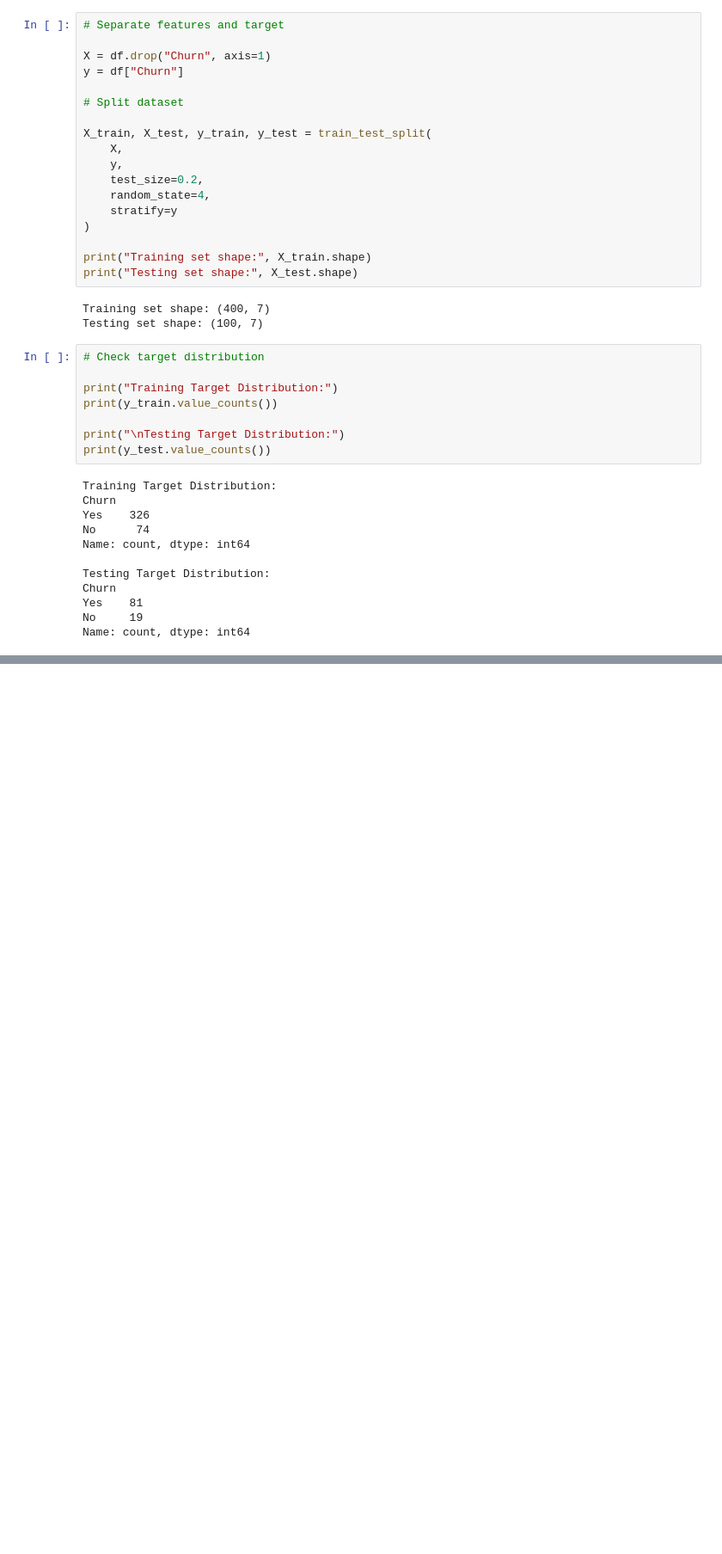
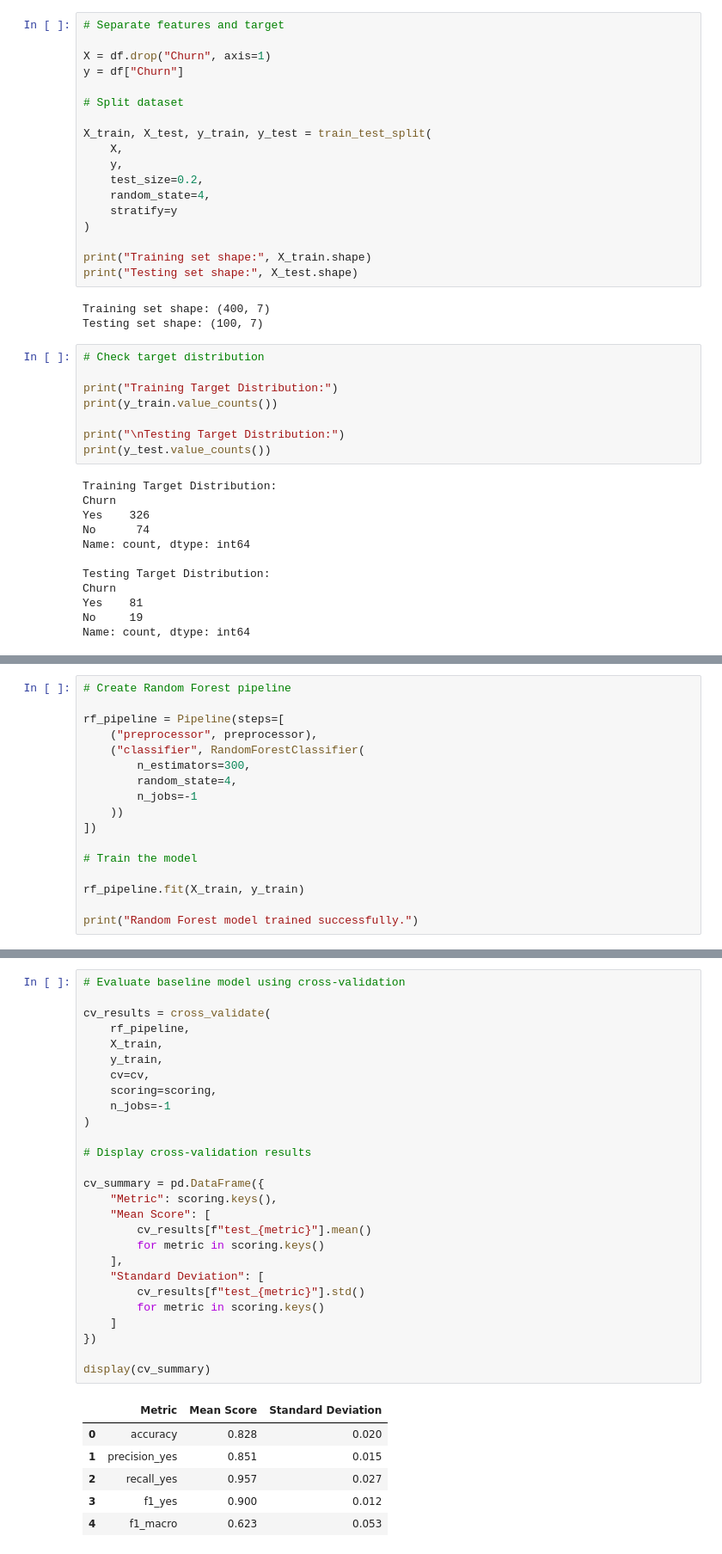
Before and after one commit to Mobin-Madadi/customer-churn-prediction, a Jupyter notebook: notebooks/customer_churn.ipynb, the cells around one changed output, grey strips where cells are left out. Shown at 86% size. Drawn from its saved outputs; the diff is of its cells as text; blank space fills up the shorter version.

Commit message:
cross valid

```diff
--- a/notebooks/customer_churn.ipynb
+++ b/notebooks/customer_churn.ipynb
@@ -307,0 +311,17 @@ Name: count, dtype: int64
+# %%
+# Create Random Forest pipeline
+
+rf_pipeline = Pipeline(steps=[
+    ("preprocessor", preprocessor),
+    ("classifier", RandomForestClassifier(
+        n_estimators=300,
+        random_state=4,
+        n_jobs=-1
+    ))
+])
+
+# Train the model
+
+rf_pipeline.fit(X_train, y_train)
+
+print("Random Forest model trained successfully.")
@@ -307,0 +373,34 @@ Name: count, dtype: int64
+# %%
+# Evaluate baseline model using cross-validation
+
+cv_results = cross_validate(
+    rf_pipeline,
+    X_train,
+    y_train,
+    cv=cv,
+    scoring=scoring,
+    n_jobs=-1
+)
+
+# Display cross-validation results
+
+cv_summary = pd.DataFrame({
+    "Metric": scoring.keys(),
+    "Mean Score": [
+        cv_results[f"test_{metric}"].mean()
+        for metric in scoring.keys()
+    ],
+    "Standard Deviation": [
+        cv_results[f"test_{metric}"].std()
+        for metric in scoring.keys()
+    ]
+})
+
+display(cv_summary)
+# %% [output]
+|  | Metric | Mean Score | Standard Deviation |
+| 0 | accuracy | 0.828 | 0.020 |
+| 1 | precision_yes | 0.851 | 0.015 |
+| 2 | recall_yes | 0.957 | 0.027 |
+| 3 | f1_yes | 0.900 | 0.012 |
+| 4 | f1_macro | 0.623 | 0.053 |
```
Also changed, not shown: parts of 5 cells of this notebook.
